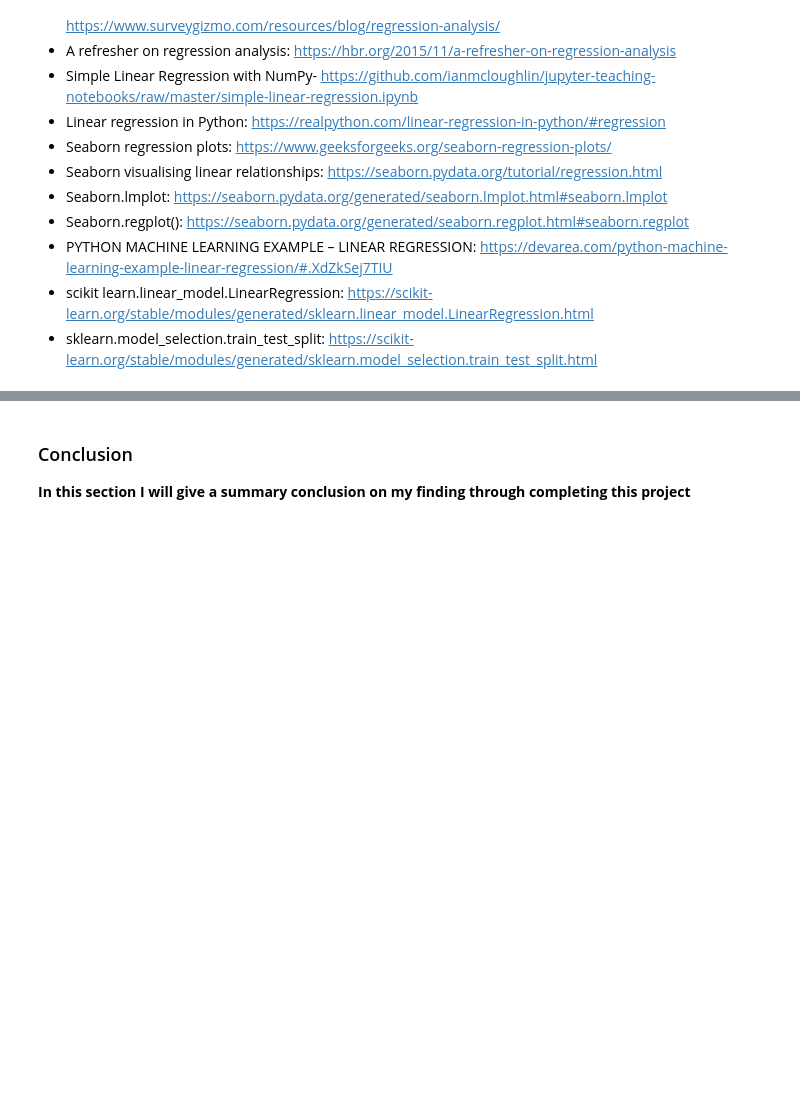
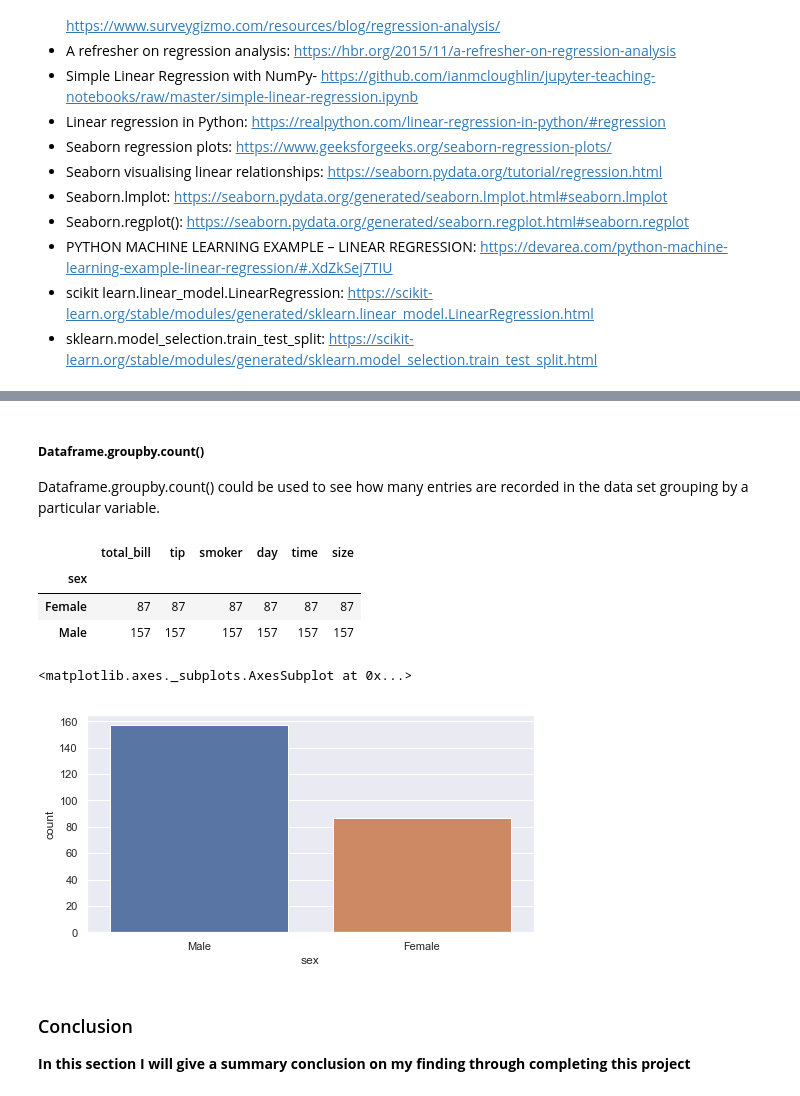
Before and after one commit to johndunne2019/Fundamentals-of-Data-Analysis-Project-2019, a Jupyter notebook: Tips-Dataset.ipynb, the cells around one changed output, grey strips where cells are left out. Cells and saved outputs as stored; diff of their text form; code cells hidden in the pictures; blank space fills up the shorter version.

Commit message:
Added a Section 3 - Relationship between the variables in the Tips data set

```diff
--- a/Tips-Dataset.ipynb
+++ b/Tips-Dataset.ipynb
@@ -1136,3 +1149,22 @@ array([[0.10949361]])
+# %% [markdown]
+##### **Dataframe.groupby.count()**
+
+Dataframe.groupby.count() could be used to see how many entries are recorded in the data set grouping by a particular variable.
+# %%
+df.groupby('sex').count()
+# I read about using pandas.groupby in this tutorial: https://data36.com/pandas-tutorial-2-aggregation-and-grouping/
+# pandas.groupby documentation: https://pandas.pydata.org/pandas-docs/stable/reference/api/pandas.DataFrame.groupby.html
+# %% [output]
+|  | total_bill | tip | smoker | day | time | size |
+| sex |  |  |  |  |  |  |
+| Female | 87 | 87 | 87 | 87 | 87 | 87 |
+| Male | 157 | 157 | 157 | 157 | 157 | 157 |
+# %%
+sns.countplot(x="sex", data=tips)
+# countplot used to show the breakdown between male and female
+# %% [output]
+<matplotlib.axes._subplots.AxesSubplot at 0x...>
+[figure, added]
 # %% [markdown]
 ### Conclusion
 **In this section I will give a summary conclusion on my finding through completing this project**
```
Also changed, not shown: parts of 23 cells of this notebook.
